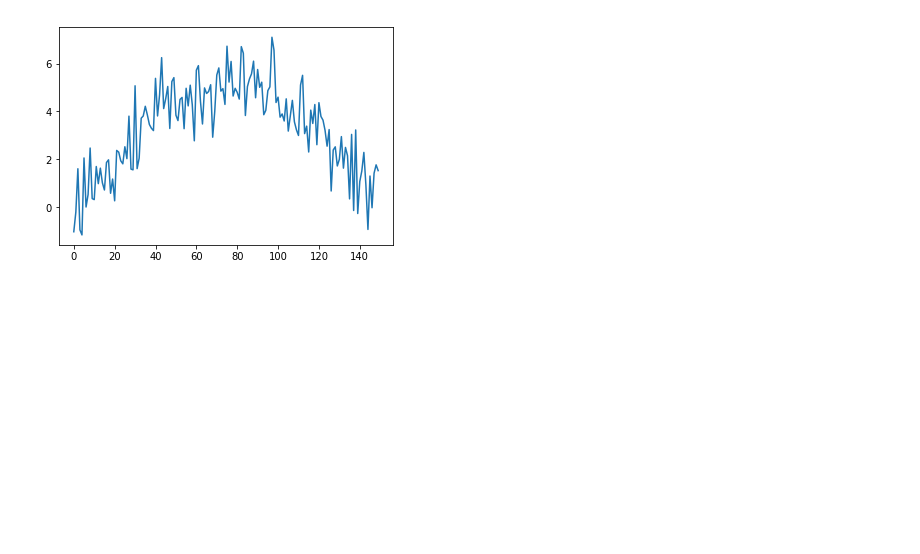
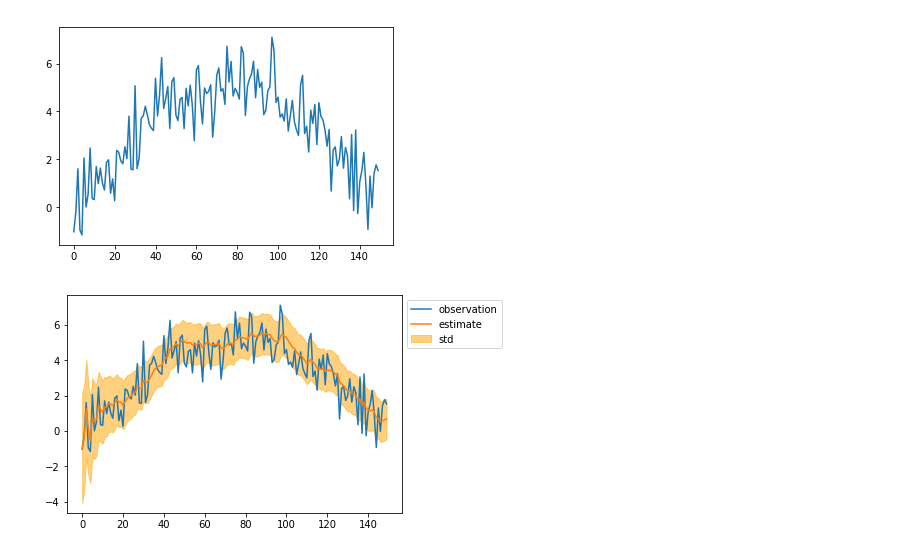
Before and after one commit to ctgk/PRML, a Jupyter notebook: notebooks/ch13_Sequential_Data.ipynb, the cells around one changed output. Cells and saved outputs as stored; diff of their text form; code cells hidden in the pictures; blank space fills up the shorter version.

```diff
--- a/notebooks/ch13_Sequential_Data.ipynb
+++ b/notebooks/ch13_Sequential_Data.ipynb
@@ -78,0 +70,20 @@ std = np.sqrt(var[:, 0, 0]).ravel()
+# %%
+kalman = Kalman(
+    system=np.array([[1., 1.], [0., 1.]]),
+    cov_system=np.eye(2) * 0.001,
+    measure=np.array([[1., 0.]]),
+    cov_measure=np.eye(1) * 10,
+    mu0=np.zeros(2), P0=np.eye(2) * 100
+)
+# %%
+mean, cov = kalman.filtering(observed_sequence)
+# %%
+mean = mean[:, 0]
+std = np.sqrt(cov[:, 0, 0])
+plt.plot(observed_sequence, label="observation")
+plt.plot(mean, label="estimate")
+plt.fill_between(np.arange(len(mean)), mean - std, mean + std, color="orange", alpha=0.5, label="std")
+plt.legend(bbox_to_anchor=(1, 1))
+plt.show()
+# %% [output]
+[figure, added]
```
Also changed, not shown: parts of 23 cells of this notebook, 1 other file.
